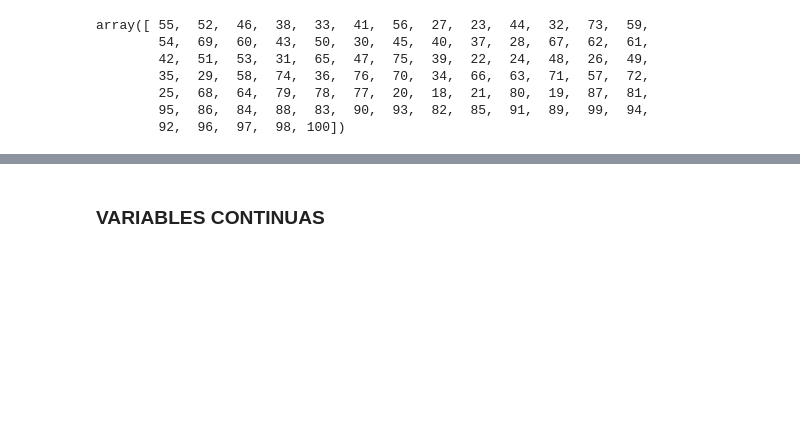
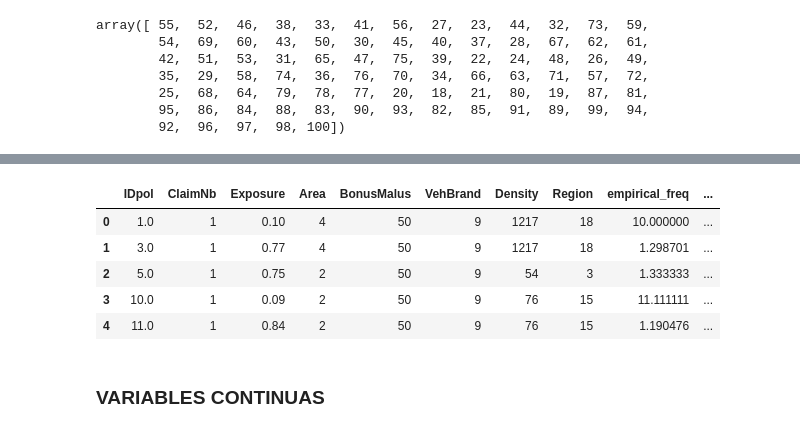
Before and after one commit to JulianTrufero/Claims-Frequency-Predicitons, a Jupyter notebook: claims_data.ipynb, the cells around one changed output, grey strips where cells are left out. Cells and saved outputs as stored; diff of their text form; code cells hidden in the pictures; blank space fills up the shorter version.

```diff
--- a/claims_data.ipynb
+++ b/claims_data.ipynb
@@ -244,3 +222,46 @@ sns.countplot(claimsdf.DrivAge)
+# %%
+def drivage_gr(x):
+    """
+    ARG: A number
+    Returns: Assings a class (from 1 to 8) if x belongs to the specified ranges
+    """
+    if x in range(18,21):
+        x_ = 1
+        return x_
+    elif x in range(21,26):
+        x_ = 2
+        return x_
+    elif x in range(26,31):
+        x_ = 3
+        return x_
+    elif x in range(31,41):
+        x_ = 4
+        return x_
+    elif x in range(41,51):
+        x_ = 5
+        return x_
+    elif x in range(51,61):
+        x_ = 6
+        return x_
+    elif x in range(61,71):
+        x_ = 7
+        return x_
+
+    else:
+        return 8
+# %%
+claimsdf['DrivAge_'] = claimsdf.DrivAge.apply(lambda x: drivage_gr(x))
+# %%
+claimsdf.drop(columns=['VehPower', 'VehAge', 'DrivAge'], inplace=True)
+# %%
+claimsdf.head()
+# %% [output]
+|  | IDpol | ClaimNb | Exposure | Area | BonusMalus | VehBrand | Density | Region | empirical_freq | ... |
+| 0 | 1.0 | 1 | 0.10 | 4 | 50 | 9 | 1217 | 18 | 10.000000 | ... |
+| 1 | 3.0 | 1 | 0.77 | 4 | 50 | 9 | 1217 | 18 | 1.298701 | ... |
+| 2 | 5.0 | 1 | 0.75 | 2 | 50 | 9 | 54 | 3 | 1.333333 | ... |
+| 3 | 10.0 | 1 | 0.09 | 2 | 50 | 9 | 76 | 15 | 11.111111 | ... |
+| 4 | 11.0 | 1 | 0.84 | 2 | 50 | 9 | 76 | 15 | 1.190476 | ... |
 # %% [markdown]
 ### VARIABLES CONTINUAS
 # %% [markdown]
```
Also changed, not shown: parts of 18 cells of this notebook, 1 other file.
